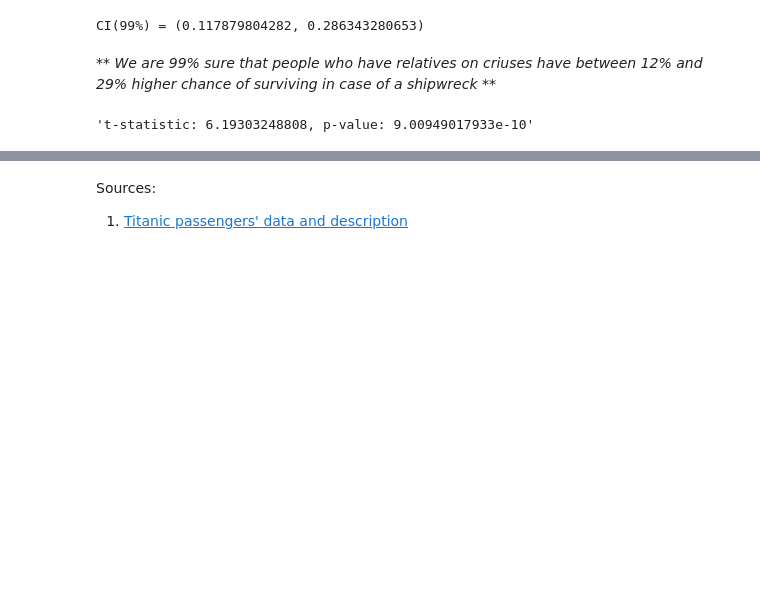
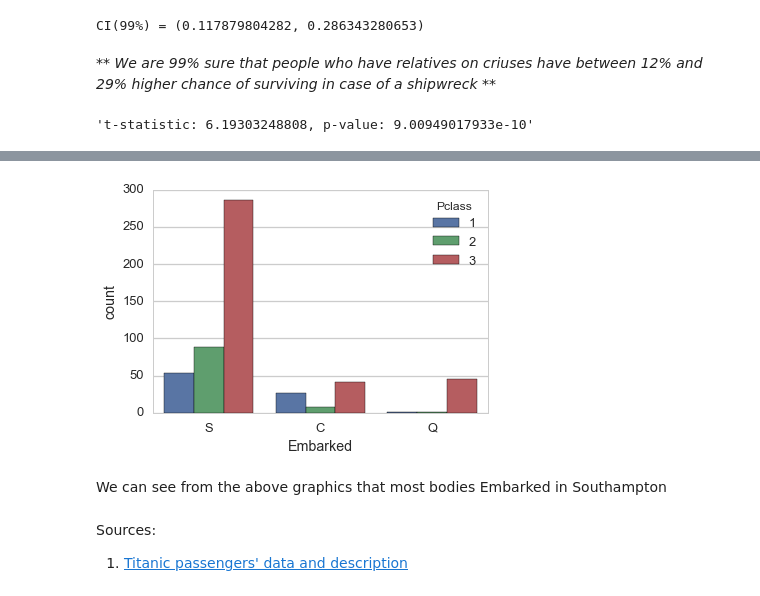
Before and after one commit to anenkov/dand-da-titanic, a Jupyter notebook: DA Research.ipynb, the cells around one changed output, grey strips where cells are left out. Drawn from its saved outputs; the diff is of its cells as text; code cells hidden in the pictures; blank space fills up the shorter version.

```diff
--- a/DA Research.ipynb
+++ b/DA Research.ipynb
@@ -195,3 +228,10 @@ t, p = ttest_ind(having_relatives, not_having_relatives)
+# %%
+# Display non-survivors location
+sns.countplot(x="Embarked", hue="Pclass", data=passengers_df[passengers_df['Survived'] != 1], order=['S', 'C', 'Q']);
+# %% [output]
+[figure, added]
+# %% [markdown]
+We can see from the above graphics that most bodies Embarked in Southampton
 # %% [markdown]
 Sources:
   1. [Titanic passengers' data and description](https://www.kaggle.com/c/titanic/data)
```
Also changed, not shown: parts of 13 cells of this notebook.
